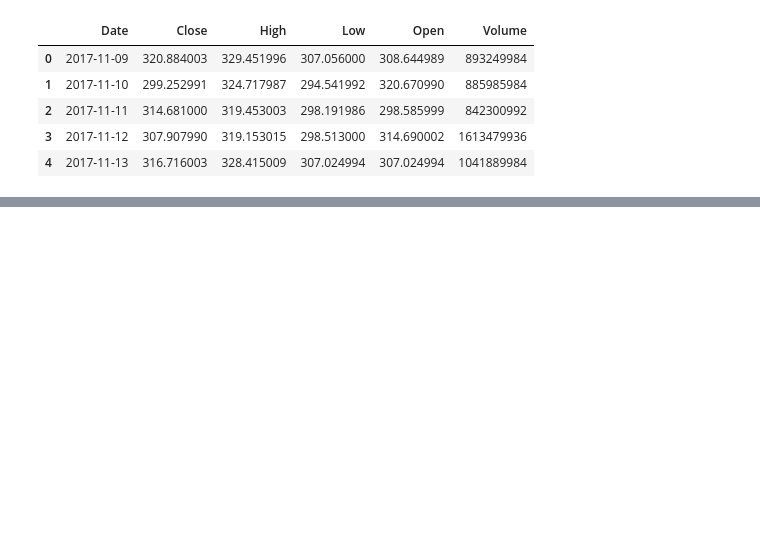
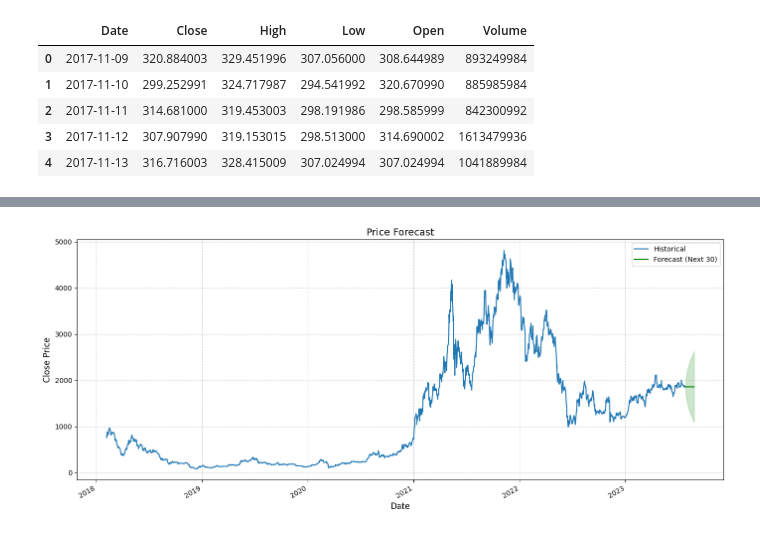
Before and after one commit to PatheticUser/ARIMA, a Jupyter notebook: main.ipynb, the cells around one changed output, grey strips where cells are left out. Cells and saved outputs as stored; diff of their text form; code cells hidden in the pictures; blank space fills up the shorter version.

```diff
--- a/main.ipynb
+++ b/main.ipynb
@@ -129,0 +493,88 @@ px.box(eth_data, y='Close', title='Ethereum Closing Price Distribution')
+# %%
+import pmdarima as pm
+import pandas as pd
+import matplotlib.pyplot as plt
+import matplotlib.dates as mdates
+
+# Ensure train_data has proper datetime index
+# If you're loading from a file, make sure to parse dates properly
+# train_data = pd.read_csv('your_file.csv', parse_dates=['Date'])
+# train_data.set_index('Date', inplace=True)
+
+# Make sure the Date column is properly formatted as datetime
+if 'Date' in train_data.columns:
+    train_data['Date'] = pd.to_datetime(train_data['Date'])
+    train_data.set_index('Date', inplace=True)
+
+# Use 'Close' prices from train_data
+df = train_data[['Close']]
+
+# Double-check the index is datetime and sorted
+df.index = pd.to_datetime(df.index)
+df = df.sort_index()  # Ensure chronological order
+
+# Print the date range to confirm proper formatting
+print(f"Data ranges from {df.index.min()} to {df.index.max()}")
+
+# Improved auto_arima with better parameters
+model = pm.auto_arima(
+    df['Close'],
+    seasonal=False,
+    stepwise=True,
+    max_p=5, max_d=2, max_q=5,  # Allow more complex model parameters
+    suppress_warnings=True,
+    error_action="ignore"
+)
+
+print(f"Selected model: {model}")
+
+# Forecast next 30 days
+n_periods = 30
+forecast, conf_int = model.predict(n_periods=n_periods, return_conf_int=True)
+
+# Create forecast index (next 30 days)
+forecast_index = pd.date_range(start=df.index[-1] + pd.Timedelta(days=1), periods=n_periods)
+
+# Create DataFrame for plotting
+forecast_df = pd.DataFrame({
+    'Forecast': forecast,
+    'Lower CI': conf_int[:, 0],
+    'Upper CI': conf_int[:, 1]
+}, index=forecast_index)
+
+# Plot with improved formatting
+plt.figure(figsize=(14, 6))
+
+# Plot historical data
+plt.plot(df.index, df['Close'], label='Historical')
+
+# Plot forecast
+plt.plot(forecast_df.index, forecast_df['Forecast'], label='Forecast (Next 30)', color='green')
+
+# Complete the fill_between command that was cut off
+plt.fill_between(
+    forecast_df.index,
+    forecast_df['Lower CI'],
+    forecast_df['Upper CI'],
+    color='green',
+    alpha=0.2
+)
+
+# Fix the 1970 issue by explicitly formatting the x-axis
+plt.gca().xaxis.set_major_formatter(mdates.DateFormatter('%Y'))
+plt.gca().xaxis.set_major_locator(mdates.YearLocator())
+
+# Add grid, labels, and title
+plt.grid(True, linestyle='--', alpha=0.6)
+plt.xlabel('Date', fontsize=12)
+plt.ylabel('Close Price', fontsize=12)
+plt.title('Price Forecast', fontsize=14)
+
+# Ensure date labels are readable
+plt.gcf().autofmt_xdate()
+
+# Add legend and show plot
+plt.legend()
+plt.tight_layout()
+plt.show()
+# %% [output]
@@ -129,0 +604 @@ px.box(eth_data, y='Close', title='Ethereum Closing Price Distribution')
+[figure, added]
```
Also changed, not shown: parts of 36 cells of this notebook.
